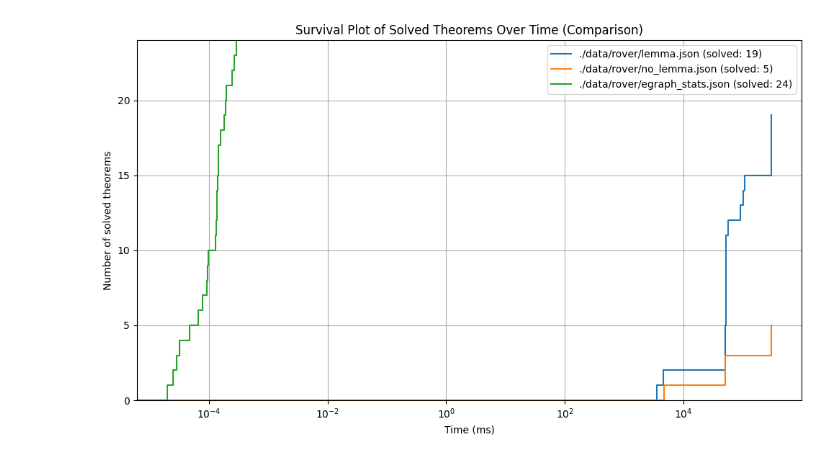
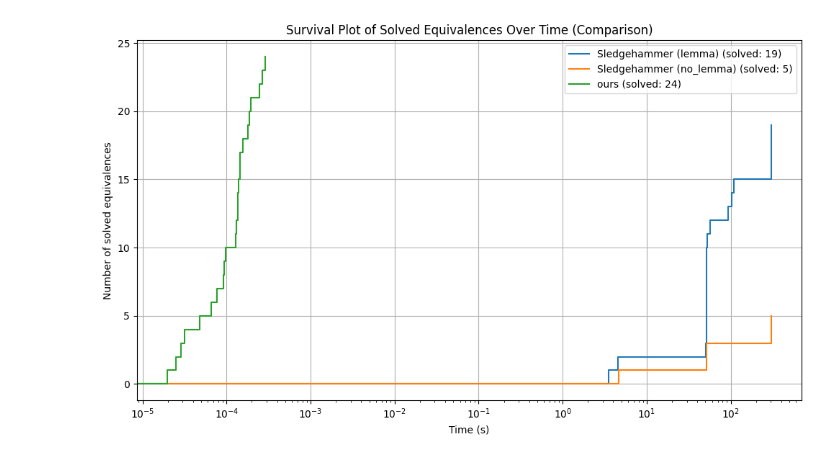
Before and after one commit to luigirinaldi/fyp, a Jupyter notebook: gen_graphs/graph.ipynb, the cells around one changed output. Saved outputs shown, nothing was run; the diff lists cells and outputs as text; code cells hidden in the pictures.

Commit message:
generate graph and latex table

```diff
--- a/gen_graphs/graph.ipynb
+++ b/gen_graphs/graph.ipynb
@@ -0,0 +61,10 @@
+# %%
+latex_table = df.to_latex(
+    index=True,       # include theorem names
+    na_rep='-',       # replace NaNs with dashes
+    float_format="%.3g"  # format floats
+)
+
+print(latex_table)
+with open("./out/rover_table.tex", "w") as f:
+    f.write(latex_table)
@@ -1,64 +89,35 @@
 # %%
-import json
-import matplotlib.pyplot as plt
 
-def extract_times(filename):
-    with open(filename, 'r') as f:
-        data = json.load(f)
-
-    cvc4_times = [entry['total_time'] for entry in data.values() if entry['method'] == 'cvc4']
-    timeout_times = [entry['total_time'] for entry in data.values() if entry['method'] == 'timeout']
-    return sorted(cvc4_times), max(timeout_times) if timeout_times else max(cvc4_times)
-
-def extract_egraph(filename):
-    with open(filename, 'r') as f:
-        data = json.load(f)
-
-    return sorted([entry['summary']['total_time'] for entry in data.values()])
-
-
-def prepare_step_data(times):
+# Function to prepare step data for plotting
+def prepare_step_data(series):
+    times = sorted([t for t in series.dropna() if t is not None])
     x = [0]
     y = [0]
     for i, t in enumerate(times, start=1):
         x.extend([t, t])
         y.extend([y[-1], i])
     return x, y
 
-# Files to compare
-file1 = './data/rover/lemma.json'
-file2 = './data/rover/no_lemma.json'
-file3 = './data/rover/egraph_stats.json'
+# Prepare data for plotting
+x1, y1 = prepare_step_data(df['lemma'])
+x2, y2 = prepare_step_data(df['no_lemma'])
+x3, y3 = prepare_step_data(df['egraph'])
 
+# Plot
+plt.figure(figsize=(10, 6))
+plt.plot(x1, y1, drawstyle='steps-post', label=f'Sledgehammer (lemma) (solved: {len(df["lemma"].dropna())})')
+plt.plot(x2, y2, drawstyle='steps-post', label=f'Sledgehammer (no_lemma) (solved: {len(df["no_lemma"].dropna())})')
+plt.plot(x3, y3, drawstyle='steps-post', label=f'ours (solved: {len(df["egraph"].dropna())})')
 
-# Extract data from both files
-times1, timeout1 = extract_times(file1)
-times2, timeout2 = extract_times(file2)
-times3 = extract_egraph(file3)
-
-
-x1, y1 = prepare_step_data(times1)
-x2, y2 = prepare_step_data(times2)
-x3, y3 = prepare_step_data(times3)
-
-# Plotting
-plt.figure(figsize=(10, 6))
-plt.plot(x1, y1, drawstyle='steps-post', label=f'{file1} (solved: {len(times1)})')
-plt.plot(x2, y2, drawstyle='steps-post', label=f'{file2} (solved: {len(times2)})')
-plt.plot(x3, y3, drawstyle='steps-post', label=f'{file3} (solved: {len(times3)})')
-
-# Show the larger of the two timeout values
-overall_timeout = max(timeout1, timeout2)
-# plt.axvline(overall_timeout, color='red', linestyle='--', label=f'Timeout = {overall_timeout:.2f}ms')
-
-plt.xlabel('Time (ms)')
-plt.ylabel('Number of solved theorems')
-plt.title('Survival Plot of Solved Theorems Over Time (Comparison)')
+plt.xlabel('Time (s)')
+plt.ylabel('Number of solved equivalences')
+plt.title('Survival Plot of Solved Equivalences Over Time (Comparison)')
 plt.xscale('log')
-plt.ylim([0,24])
+# plt.ylim([0, 24])
 plt.grid(True)
 plt.legend()
 plt.tight_layout()
+plt.savefig('./out/rover_cactus.pdf')
 plt.show()
 # %% [output]
-[figure, old version]
+[figure, new version]
```
Also changed, not shown: parts of 2 cells of this notebook, 2 other files.
